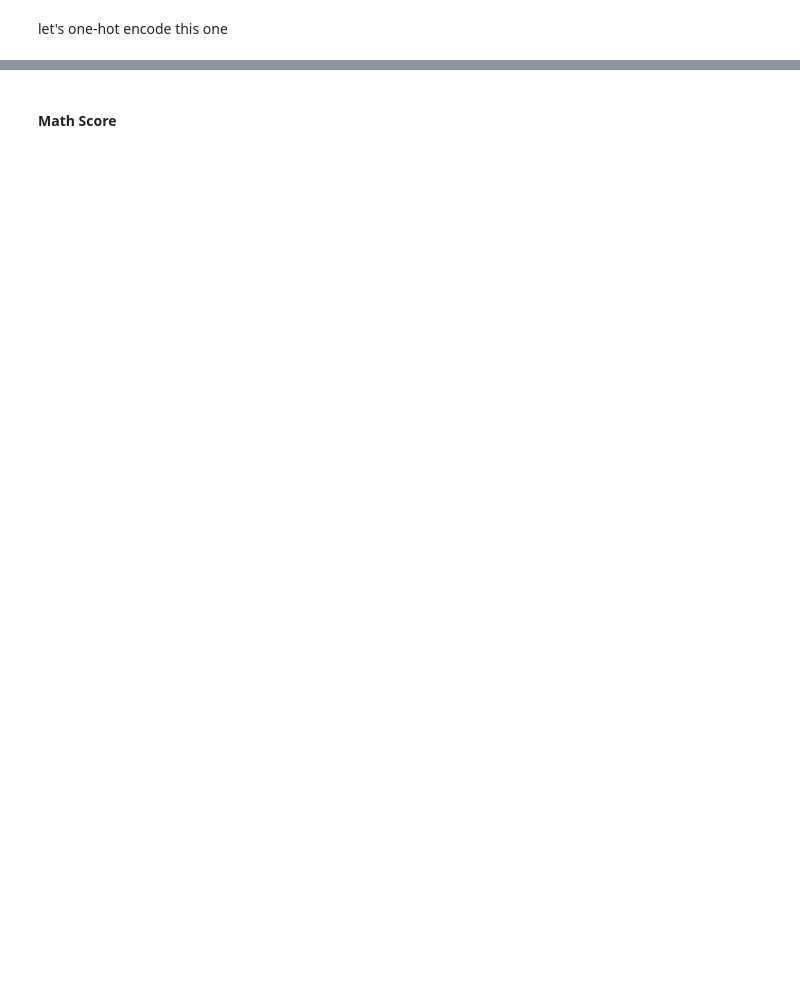
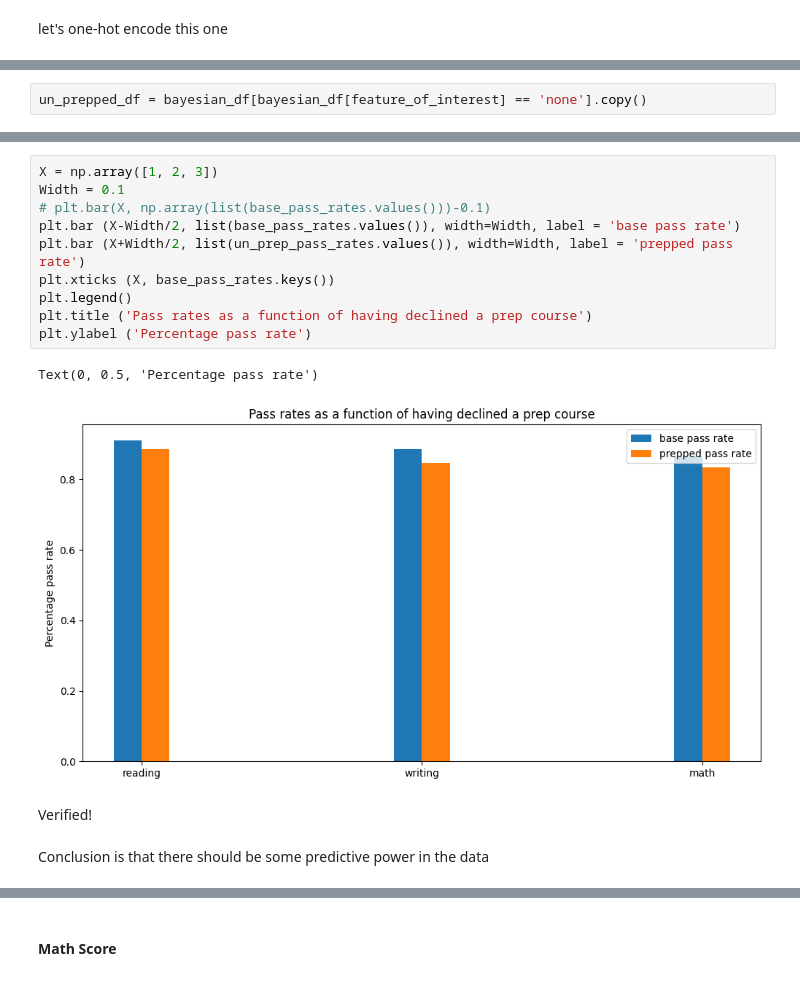
Before and after one commit to unded666/MeshTask, a Jupyter notebook: Student Score Analysis.ipynb, the cells around one changed output, grey strips where cells are left out. Drawn from its saved outputs; the diff is of its cells as text; blank space fills up the shorter version.

```diff
--- a/Student Score Analysis.ipynb
+++ b/Student Score Analysis.ipynb
@@ -216,0 +318,2 @@ let's one-hot encode this one
+# %%
+un_prepped_df = bayesian_df[bayesian_df[feature_of_interest] == 'none'].copy()
@@ -216,0 +328,16 @@ let's one-hot encode this one
+# %%
+X = np.array([1, 2, 3])
+Width = 0.1
+# plt.bar(X, np.array(list(base_pass_rates.values()))-0.1)
+plt.bar (X-Width/2, list(base_pass_rates.values()), width=Width, label = 'base pass rate')
+plt.bar (X+Width/2, list(un_prep_pass_rates.values()), width=Width, label = 'prepped pass rate')
+plt.xticks (X, base_pass_rates.keys())
+plt.legend()
+plt.title ('Pass rates as a function of having declined a prep course')
+plt.ylabel ('Percentage pass rate')
+# %% [output]
+Text(0, 0.5, 'Percentage pass rate')
+[figure, added]
+# %% [markdown]
+Verified! <br> <br>
+Conclusion is that there should be some predictive power in the data
```
Also changed, not shown: parts of 52 cells of this notebook.
